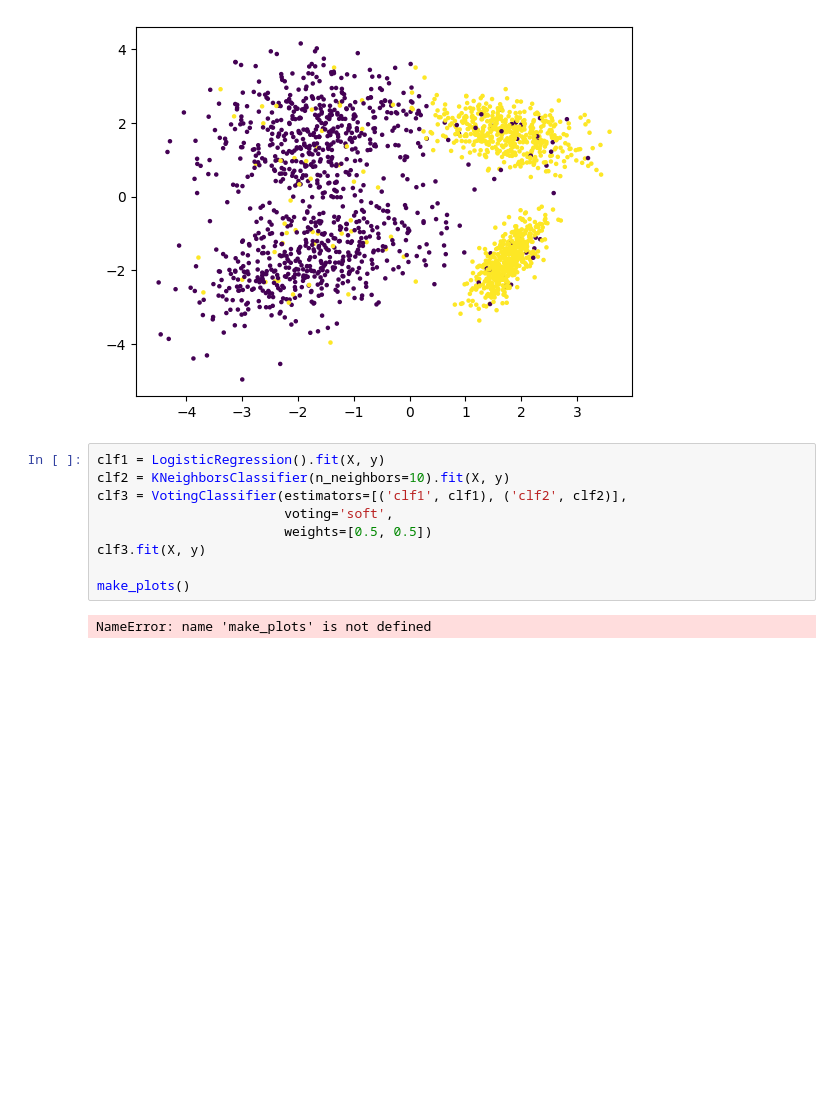
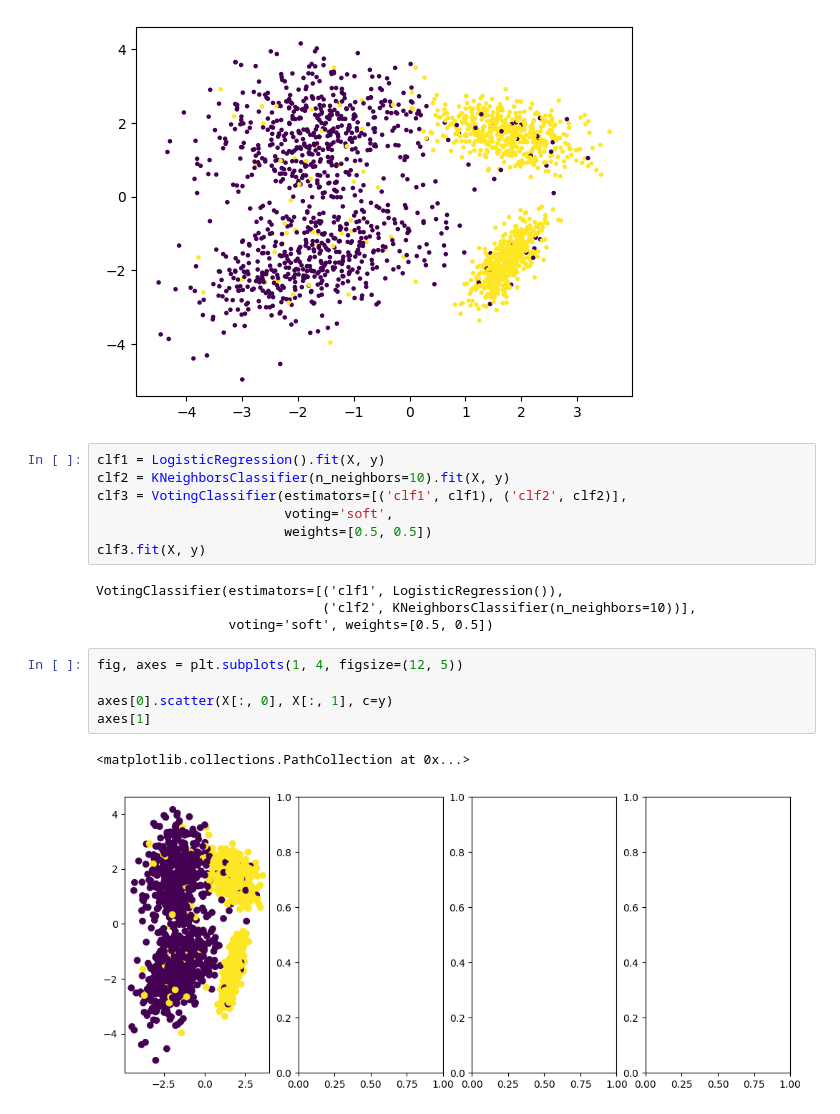
Before and after one commit to Kowallskiy/ML_Algorithm_Compendium, a Jupyter notebook: Projects/Meta_estimators.ipynb, the cells around one changed output. Drawn from its saved outputs; the diff is of its cells as text; blank space fills up the shorter version.

```diff
--- a/Projects/Meta_estimators.ipynb
+++ b/Projects/Meta_estimators.ipynb
@@ -22,7 +22,15 @@ clf3 = VotingClassifier(estimators=[('clf1', clf1), ('clf2', clf2)],
                         voting='soft',
                         weights=[0.5, 0.5])
 clf3.fit(X, y)
-
-make_plots()
 # %% [output]
-NameError: name 'make_plots' is not defined
+VotingClassifier(estimators=[('clf1', LogisticRegression()),
+                             ('clf2', KNeighborsClassifier(n_neighbors=10))],
+                 voting='soft', weights=[0.5, 0.5])
+# %%
+fig, axes = plt.subplots(1, 4, figsize=(12, 5))
+
+axes[0].scatter(X[:, 0], X[:, 1], c=y)
+axes[1]
+# %% [output]
+<matplotlib.collections.PathCollection at 0x...>
+[figure, added]
```
Also changed, not shown: 2 other files.
